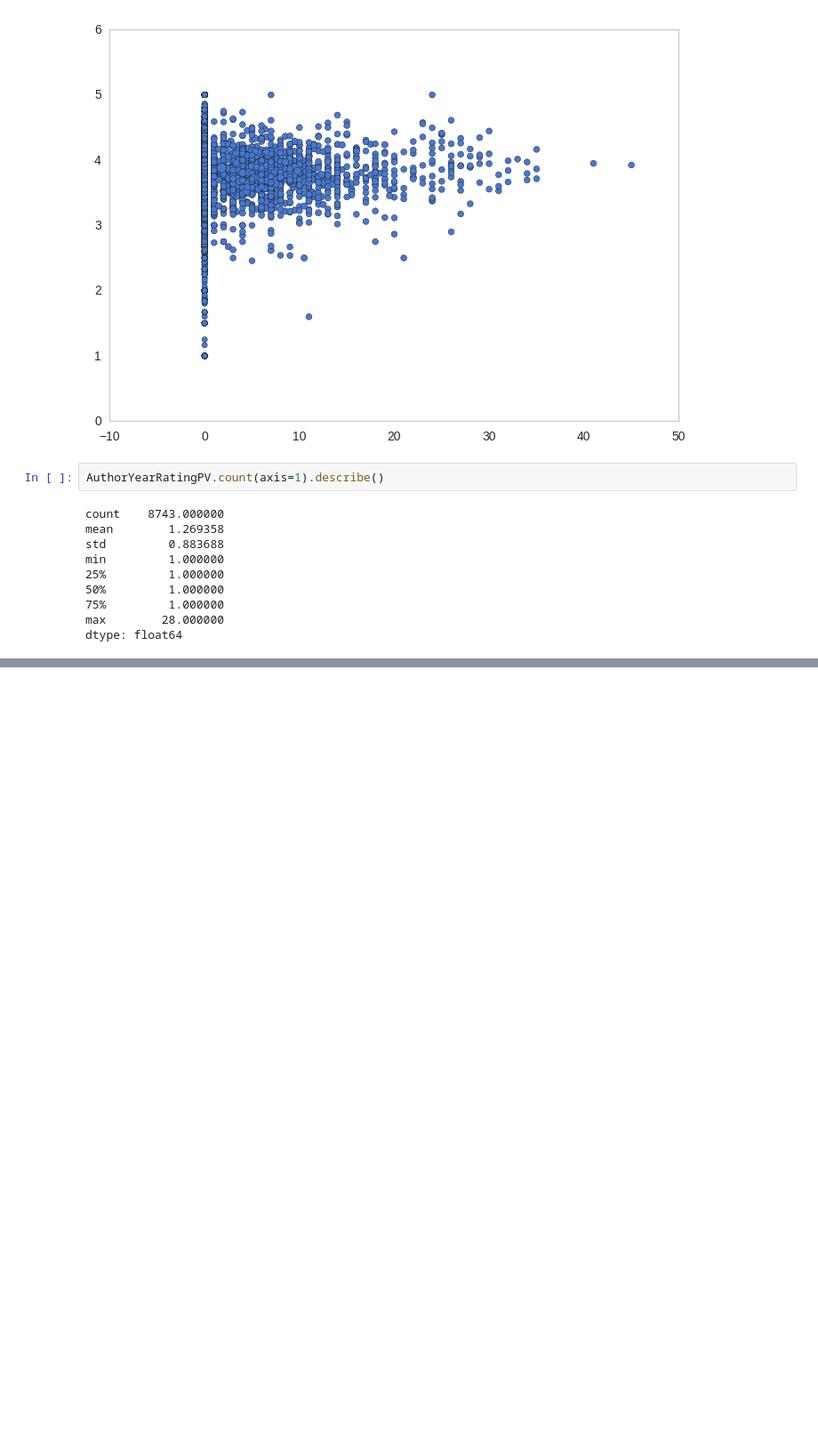
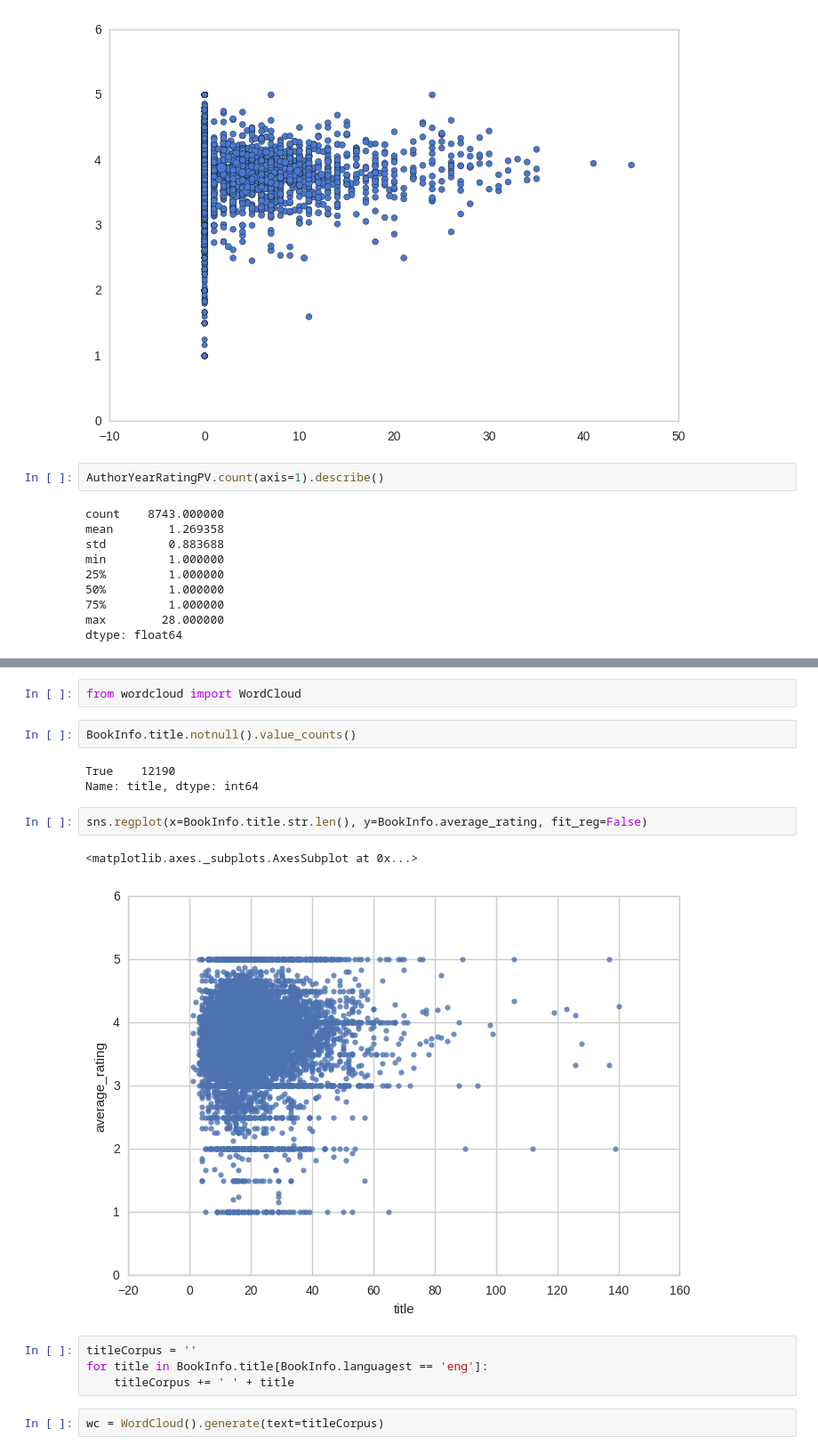
Before and after one commit to klitonandrea/BookRatings, a Jupyter notebook: Story telling with book ratings.ipynb, the cells around one changed output, grey strips where cells are left out. Shown at 89% size. Cells and saved outputs as stored; diff of their text form; blank space fills up the shorter version.

Commit message:
more analyses - wordcloud

```diff
--- a/Story telling with book ratings.ipynb
+++ b/Story telling with book ratings.ipynb
@@ -503,0 +637,18 @@ ax.spines["left"].set_visible(False)
+# %%
+from wordcloud import WordCloud
+# %%
+BookInfo.title.notnull().value_counts()
+# %% [output]
+True    12190
+Name: title, dtype: int64
+# %%
+sns.regplot(x=BookInfo.title.str.len(), y=BookInfo.average_rating, fit_reg=False)
+# %% [output]
+<matplotlib.axes._subplots.AxesSubplot at 0x...>
+[figure, added]
+# %%
+titleCorpus = ''
+for title in BookInfo.title[BookInfo.languagest == 'eng']:
+    titleCorpus += ' ' + title
+# %%
+wc = WordCloud().generate(text=titleCorpus)
```
Also changed, not shown: parts of 28 cells of this notebook.
